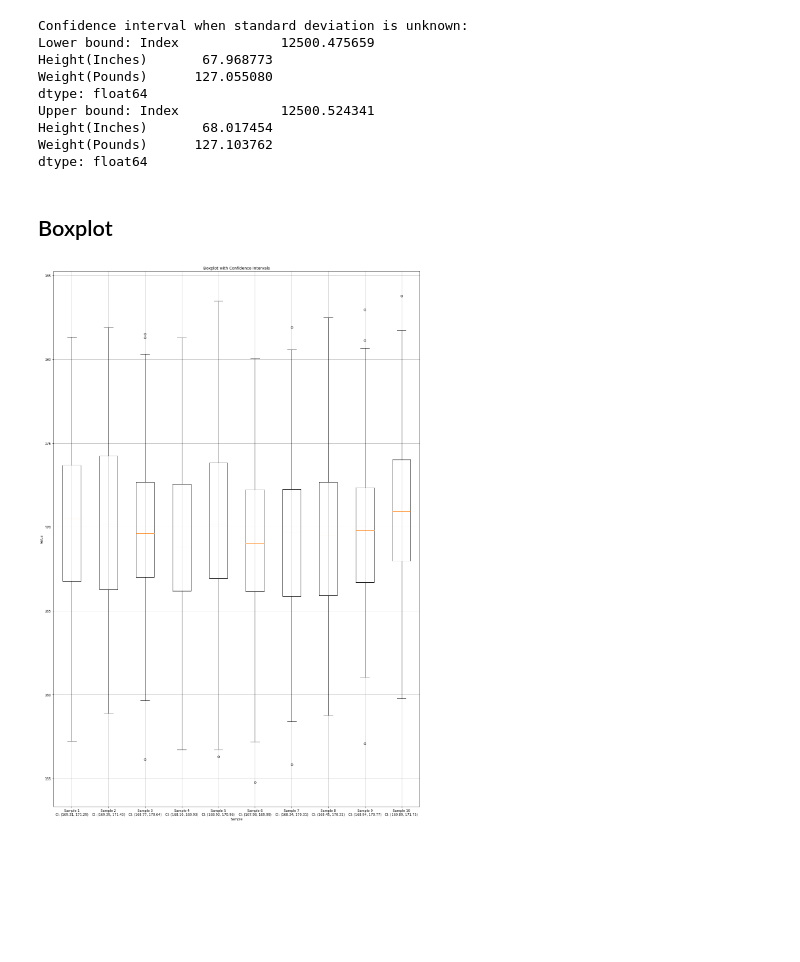
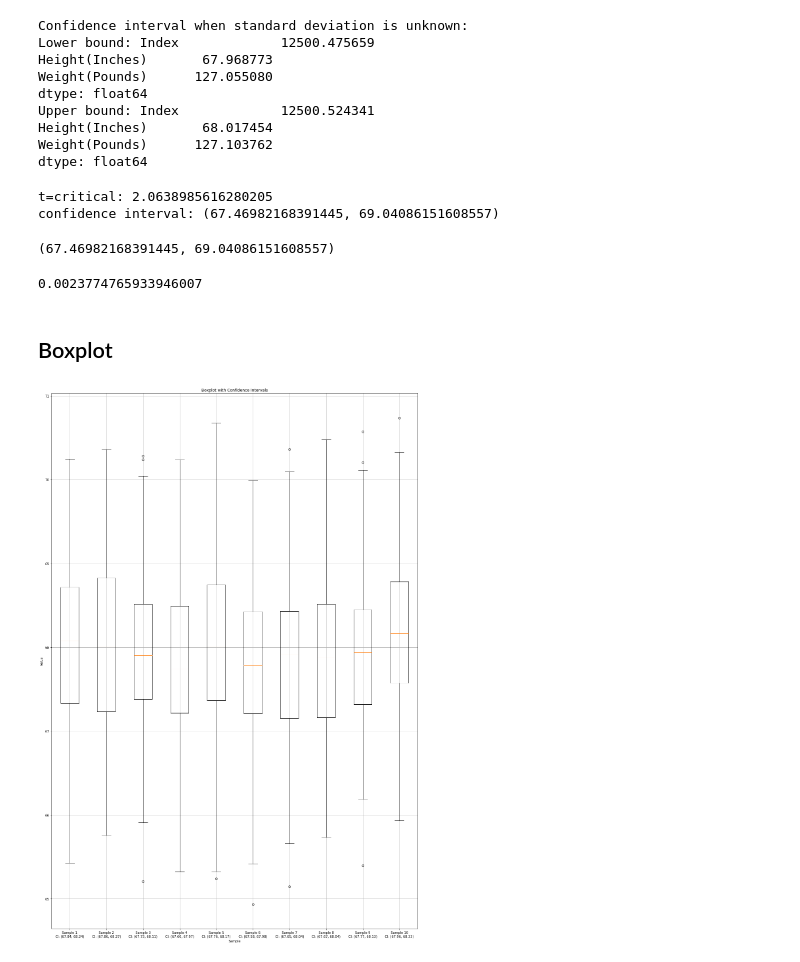
Before and after one commit to saksshiii/Confidence-Interval, a Jupyter notebook: Confidence Interval.ipynb, the cells around one changed output. Drawn from its saved outputs; the diff is of its cells as text; code cells hidden in the pictures; blank space fills up the shorter version.

```diff
--- a/Confidence Interval.ipynb
+++ b/Confidence Interval.ipynb
@@ -186,31 +205,61 @@ Upper bound: Index             12500.524341
 Height(Inches)       68.017454
 Weight(Pounds)      127.103762
 dtype: float64
+# %%
+np.random.seed(10)
+
+sample_size=25
+sample=np.random.choice(a=col,size=sample_size)
+sample_mean=sample.mean()
+
+t_critical=stats.t.ppf(q=0.975,df=24)
+print("t=critical:",t_critical)
+
+sample_std=sample.std(ddof=1)
+
+sigma=sample_std/np.sqrt(sample_size)
+
+margin_of_error=t_critical*sigma
+CI=(sample_mean-margin_of_error,sample_mean+margin_of_error)
+print("confidence interval:",CI)
+# %% [output]
+t=critical: 2.0638985616280205
+confidence interval: (67.46982168391445, 69.04086151608557)
+# %%
+stats.t.interval(alpha=0.95,df=24,loc=sample_mean,scale=sigma)
+# %% [output]
+(67.46982168391445, 69.04086151608557)
+# %%
+#check the difference between critical values with a sample size of 1000
+
+stats.t.ppf(q=0.975,df=999) - stats.norm.ppf(0.975)
+# %% [output]
+0.0023774765933946007
 # %% [markdown]
 ## Boxplot
 # %%
 import numpy as np
 import matplotlib.pyplot as plt
 from scipy import stats
 
 np.random.seed(0)
 no_of_samples = 10
 sample_size = 100
-data = np.random.normal(loc=170, scale=5, size=(no_of_samples, sample_size))
+data = np.random.normal(loc=67.98, scale=1, size=(no_of_samples, sample_size))
 
 # Calculate standard deviations for each sample
 std_deviations = np.std(data, axis=1)
 
 # Calculate confidence interval for each sample
 CI = [stats.norm.interval(0.95, loc=np.mean(data[i]), scale=stats.sem(data[i])) for i in range(len(data))]
 
 # Create a boxplot for all samples
 plt.figure(figsize=(20, 30))
 plt.boxplot(data.T, labels=[f"Sample {i+1}\nCI: ({CI[i][0]:.2f}, {CI[i][1]:.2f})" for i in range(len(data))])
 plt.title("Boxplot with Confidence Intervals")
 plt.xlabel("Sample")
 plt.ylabel("Value")
 plt.grid(True)
 plt.show()
 # %% [output]
-[figure, old version]
+[figure, new version]
```
Also changed, not shown: parts of 3 cells of this notebook.
